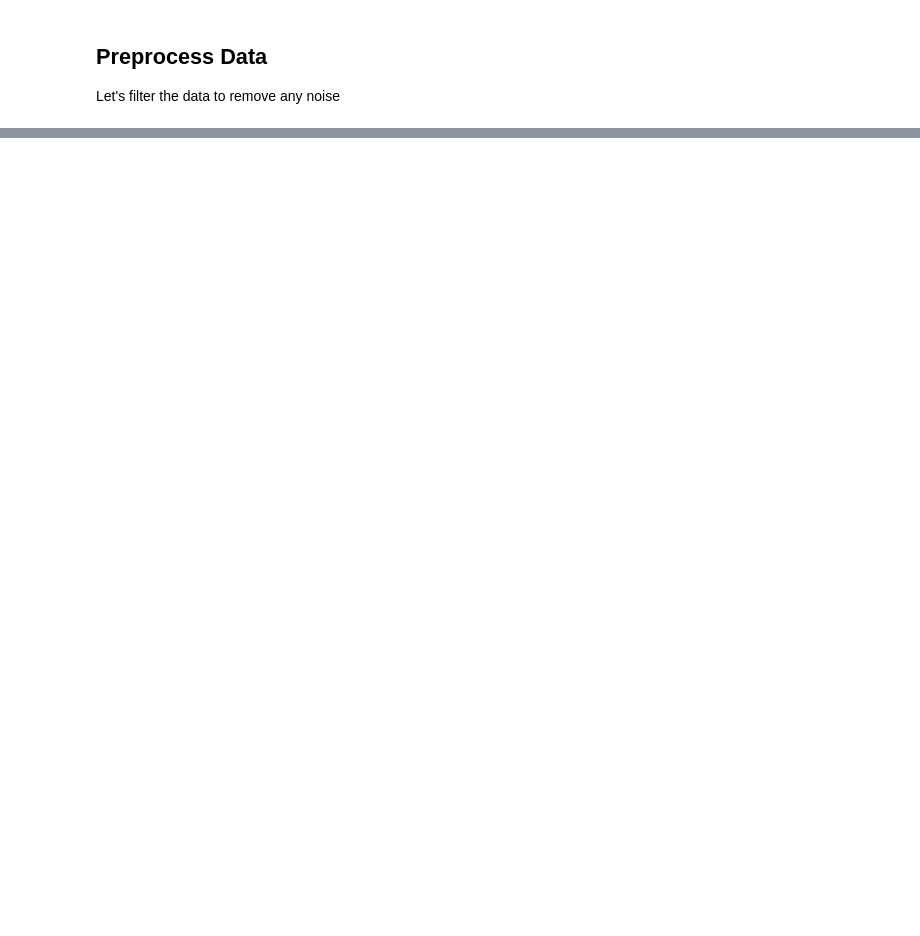
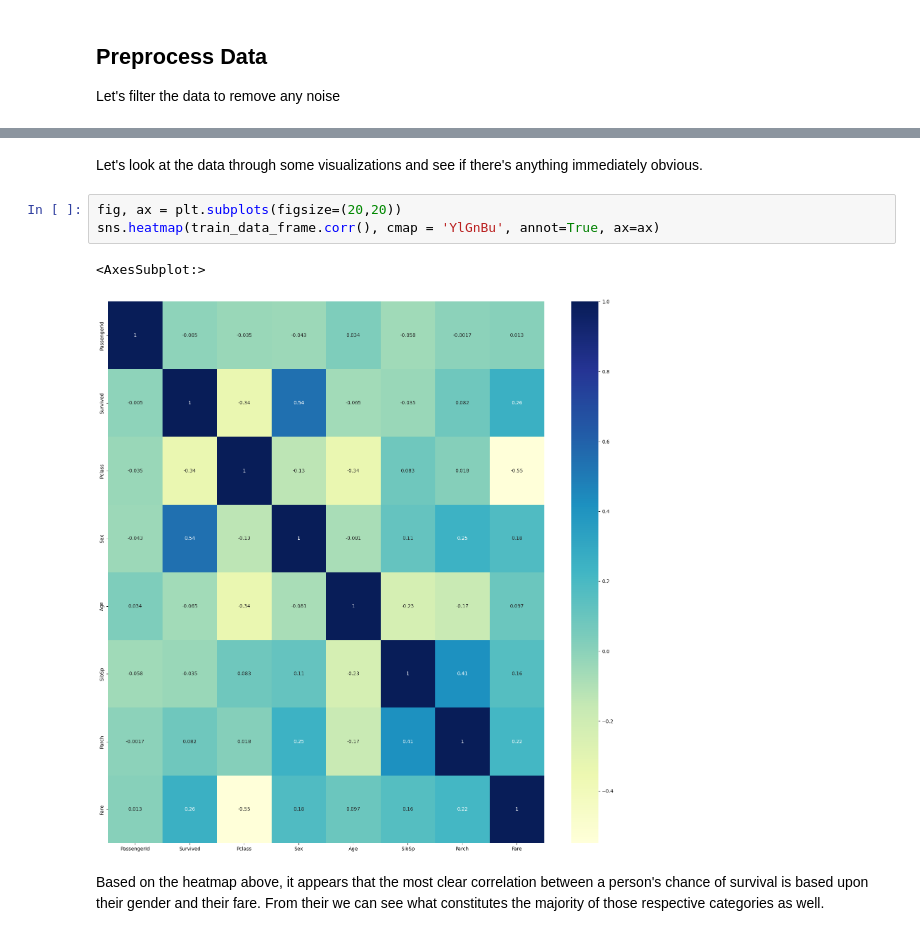
Before and after one commit to jacobgulan/TitanicProblem, a Jupyter notebook: solution.ipynb, the cells around one changed output, grey strips where cells are left out. Drawn from its saved outputs; the diff is of its cells as text; blank space fills up the shorter version.

Commit message:
added heatmap

```diff
--- a/solution.ipynb
+++ b/solution.ipynb
@@ -61,0 +60,10 @@ train_data_frame.head(10)
+# %% [markdown]
+Let's look at the data through some visualizations and see if there's anything immediately obvious.
+# %%
+fig, ax = plt.subplots(figsize=(20,20))
+sns.heatmap(train_data_frame.corr(), cmap = 'YlGnBu', annot=True, ax=ax)
+# %% [output]
+<AxesSubplot:>
+[figure, added]
+# %% [markdown]
+Based on the heatmap above, it appears that the most clear correlation between a person's chance of survival is based upon their gender and their fare. From their we can see what constitutes the majority of those respective categories as well.
```
Also changed, not shown: parts of 4 cells of this notebook.
